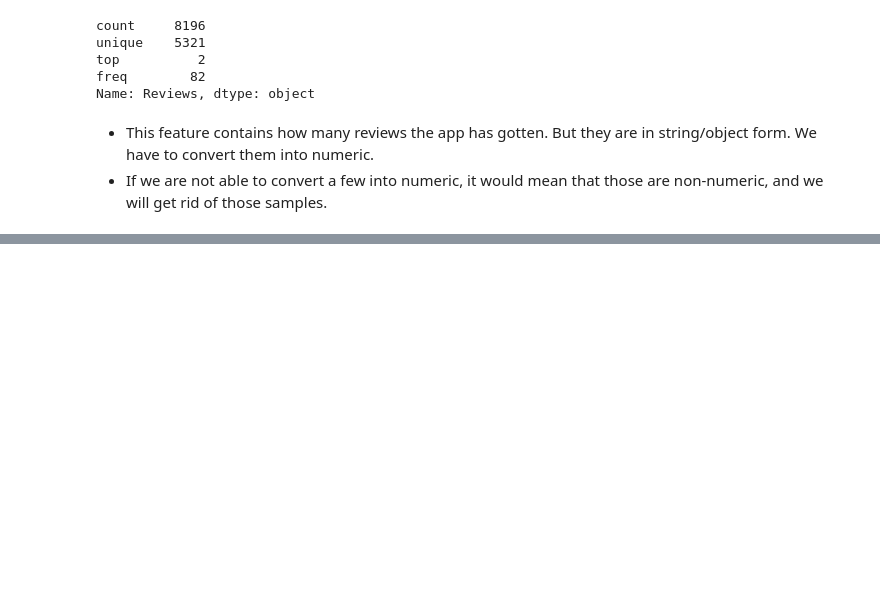
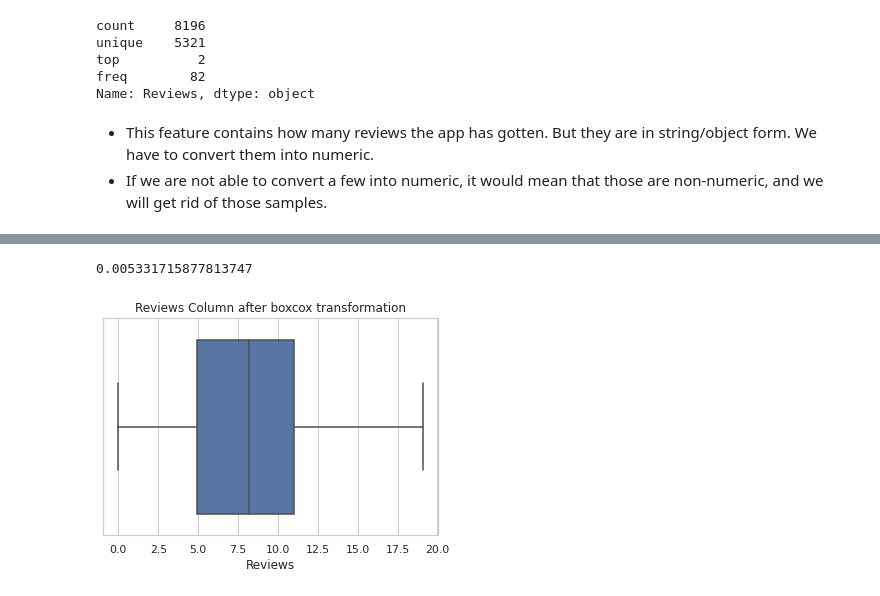
Before and after one commit to rahultheogre/Google-Store-App-Rating-Prediction-DT-RF-GB-Stacked-, a Jupyter notebook: Google_Store_App_Rating_Prediction_(DT_RF_GB_Stacked).ipynb, the cells around one changed output, grey strips where cells are left out. Drawn from its saved outputs; the diff is of its cells as text; code cells hidden in the pictures; blank space fills up the shorter version.

```diff
--- a/Google_Store_App_Rating_Prediction_(DT_RF_GB_Stacked).ipynb
+++ b/Google_Store_App_Rating_Prediction_(DT_RF_GB_Stacked).ipynb
@@ -432,0 +512,11 @@ Now, let's check the distribution of the Reviews column
+# %%
+df1['Reviews'], fitted_lambda = stats.boxcox(df1['Reviews'])
+print(fitted_lambda)
+# %% [output]
+0.005331715877813747
+# %%
+sns.boxplot(data=df1,x='Reviews')
+plt.title('Reviews Column after boxcox transformation')
+plt.show()
+# %% [output]
+[figure, added]
```
Also changed, not shown: parts of 57 cells of this notebook.
